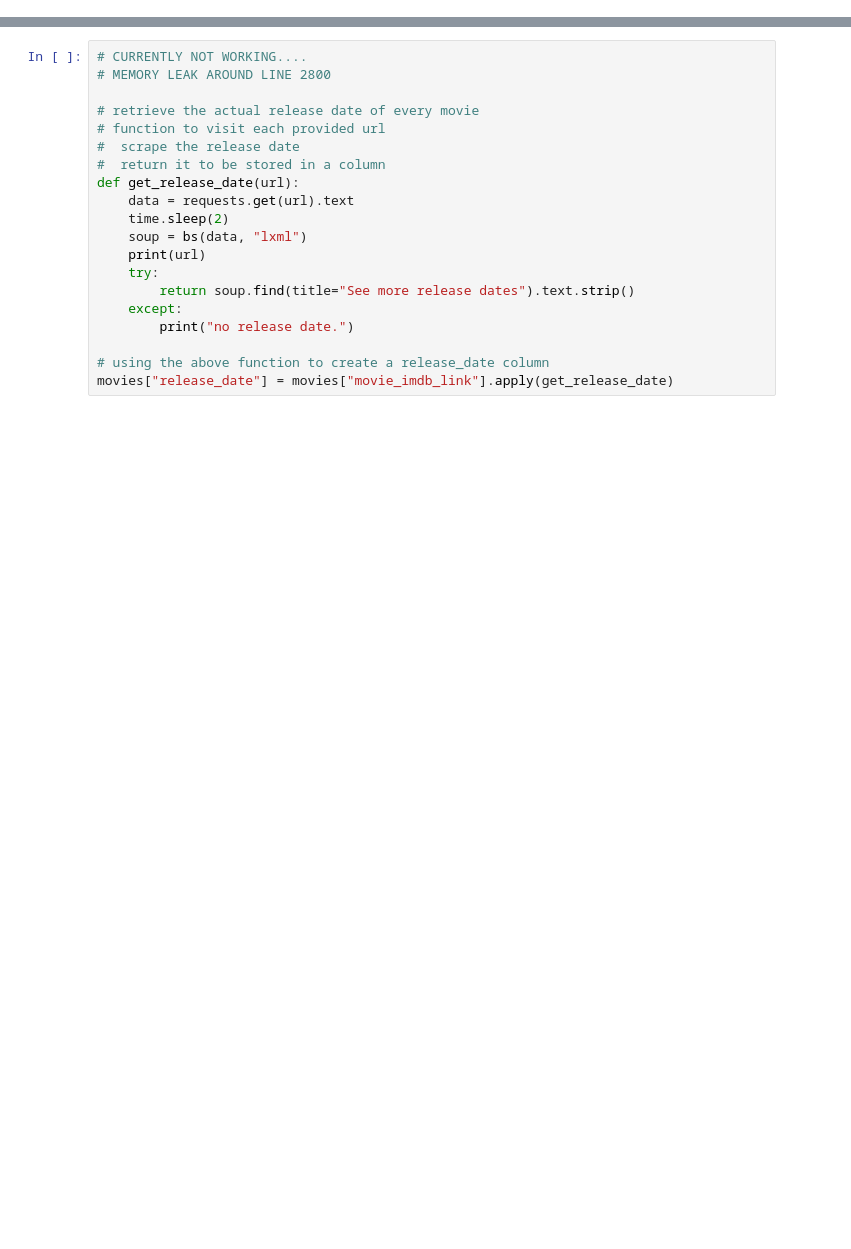
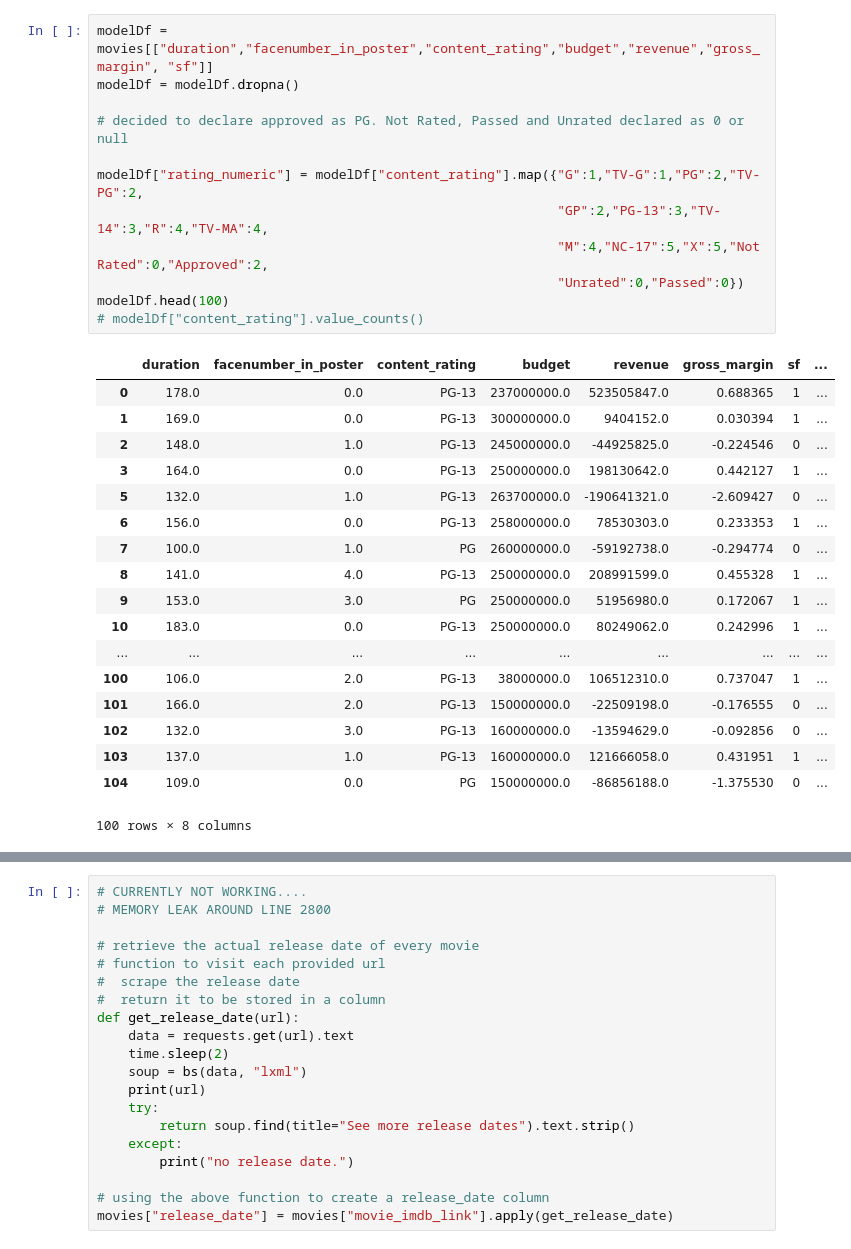
Before and after one commit to styrofomeBoots/project_3, a Jupyter notebook: seth_workbook.ipynb, the cells around one changed output, grey strips where cells are left out. Drawn from its saved outputs; the diff is of its cells as text; blank space fills up the shorter version.

```diff
--- a/seth_workbook.ipynb
+++ b/seth_workbook.ipynb
@@ -33,0 +84,31 @@ con.close()
+# %%
+modelDf = movies[["duration","facenumber_in_poster","content_rating","budget","revenue","gross_margin", "sf"]]
+modelDf = modelDf.dropna()
+
+# decided to declare approved as PG. Not Rated, Passed and Unrated declared as 0 or null
+
+modelDf["rating_numeric"] = modelDf["content_rating"].map({"G":1,"TV-G":1,"PG":2,"TV-PG":2,
+                                                           "GP":2,"PG-13":3,"TV-14":3,"R":4,"TV-MA":4,
+                                                           "M":4,"NC-17":5,"X":5,"Not Rated":0,"Approved":2,
+                                                           "Unrated":0,"Passed":0})
+modelDf.head(100)
+# modelDf["content_rating"].value_counts()
+# %% [output]
+|  | duration | facenumber_in_poster | content_rating | budget | revenue | gross_margin | sf | ... |
+| 0 | 178.0 | 0.0 | PG-13 | 237000000.0 | 523505847.0 | 0.688365 | 1 | ... |
+| 1 | 169.0 | 0.0 | PG-13 | 300000000.0 | 9404152.0 | 0.030394 | 1 | ... |
+| 2 | 148.0 | 1.0 | PG-13 | 245000000.0 | -44925825.0 | -0.224546 | 0 | ... |
+| 3 | 164.0 | 0.0 | PG-13 | 250000000.0 | 198130642.0 | 0.442127 | 1 | ... |
+| 5 | 132.0 | 1.0 | PG-13 | 263700000.0 | -190641321.0 | -2.609427 | 0 | ... |
+| 6 | 156.0 | 0.0 | PG-13 | 258000000.0 | 78530303.0 | 0.233353 | 1 | ... |
+| 7 | 100.0 | 1.0 | PG | 260000000.0 | -59192738.0 | -0.294774 | 0 | ... |
+| 8 | 141.0 | 4.0 | PG-13 | 250000000.0 | 208991599.0 | 0.455328 | 1 | ... |
+| 9 | 153.0 | 3.0 | PG | 250000000.0 | 51956980.0 | 0.172067 | 1 | ... |
+| 10 | 183.0 | 0.0 | PG-13 | 250000000.0 | 80249062.0 | 0.242996 | 1 | ... |
+| ... | ... | ... | ... | ... | ... | ... | ... | ... |
+| 100 | 106.0 | 2.0 | PG-13 | 38000000.0 | 106512310.0 | 0.737047 | 1 | ... |
+| 101 | 166.0 | 2.0 | PG-13 | 150000000.0 | -22509198.0 | -0.176555 | 0 | ... |
+| 102 | 132.0 | 3.0 | PG-13 | 160000000.0 | -13594629.0 | -0.092856 | 0 | ... |
+| 103 | 137.0 | 1.0 | PG-13 | 160000000.0 | 121666058.0 | 0.431951 | 1 | ... |
+| 104 | 109.0 | 0.0 | PG | 150000000.0 | -86856188.0 | -1.375530 | 0 | ... |
+100 rows × 8 columns
```
Also changed, not shown: parts of 13 cells of this notebook.
